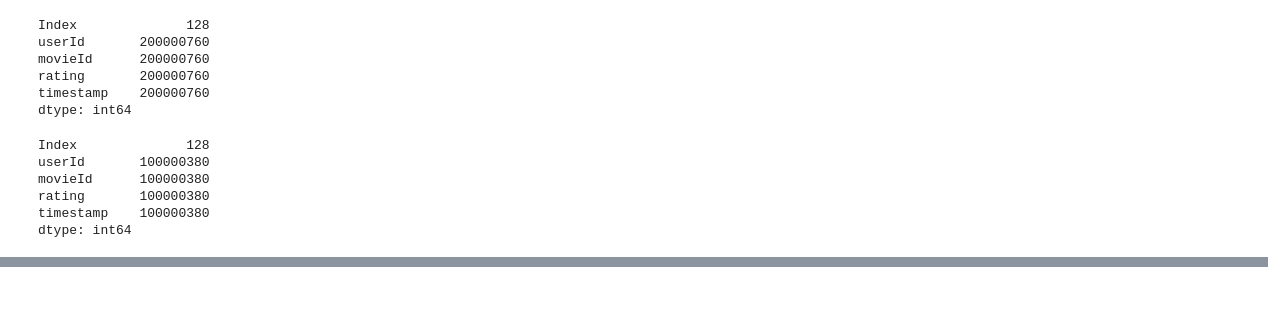
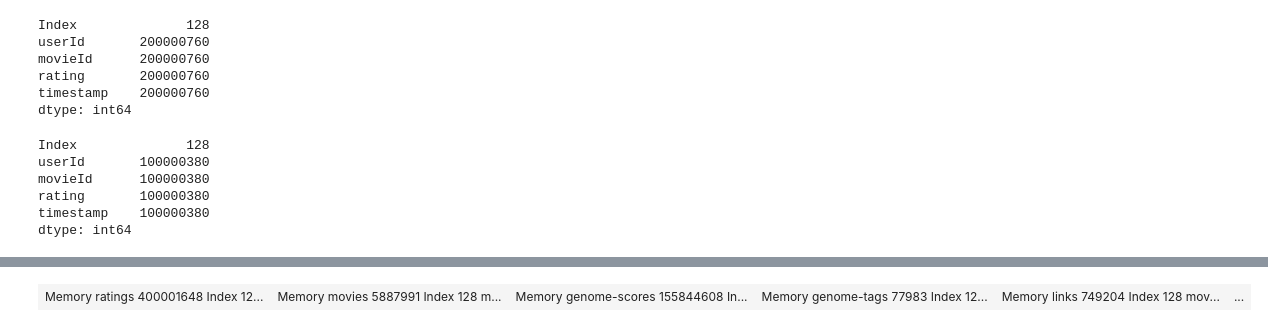
Before and after one commit to igorbenav/dexter, a Jupyter notebook: Example.ipynb, the cells around one changed output, grey strips where cells are left out. Cells and saved outputs as stored; diff of their text form; code cells hidden in the pictures; blank space fills up the shorter version.

```diff
--- a/Example.ipynb
+++ b/Example.ipynb
@@ -132,0 +139,4 @@ dtype: int64
+# %%
+dataframes.optimize().memory_usage()
+# %% [output]
+| Memory ratings 400001648 Index 12... | Memory movies 5887991 Index 128 m... | Memory genome-scores 155844608 In... | Memory genome-tags 77983 Index 12... | Memory links 749204 Index 128 mov... | ... |
```
Also changed, not shown: parts of 2 cells of this notebook, 1 other file.
